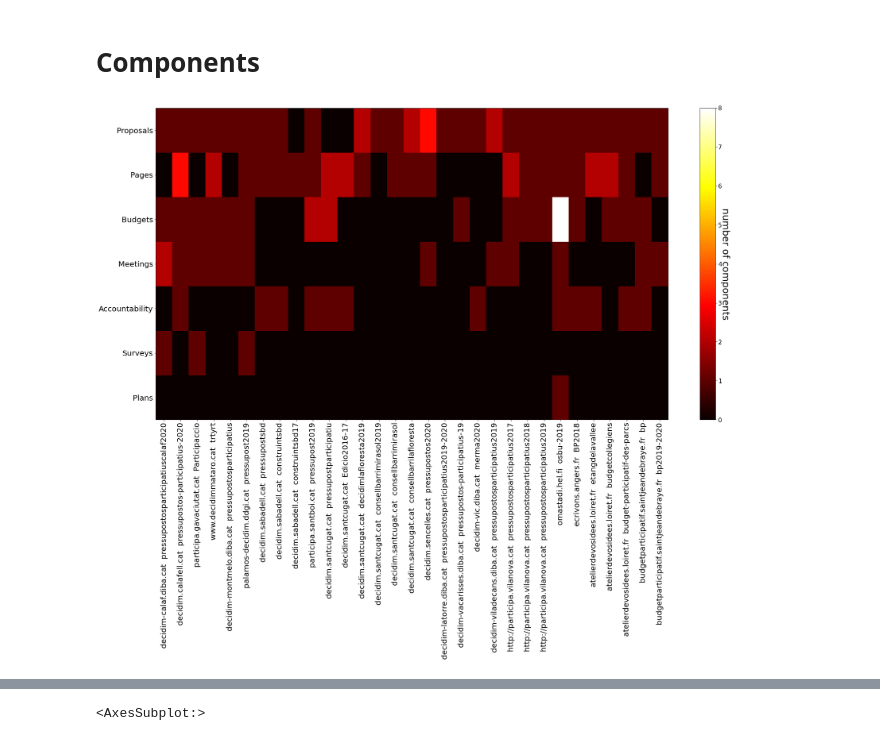
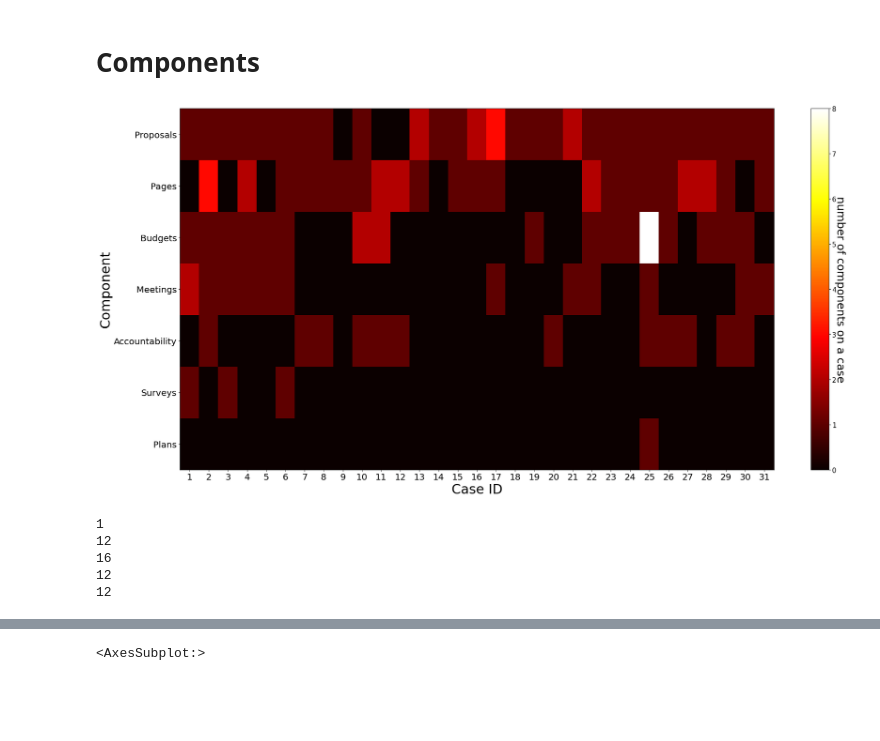
Before and after one commit to elaragon/decidimpb, a Jupyter notebook: components.ipynb, the cells around one changed output, grey strips where cells are left out. Cells and saved outputs as stored; diff of their text form; code cells hidden in the pictures; blank space fills up the shorter version.

Commit message:
numbered heatmap xaxis ticks

```diff
--- a/components.ipynb
+++ b/components.ipynb
@@ -47,35 +47,52 @@ for process in processes:
 
 
 with open('components/components.csv', mode='w') as component_file:
     component_writer = csv.writer(component_file, delimiter=',', quotechar='"', quoting=csv.QUOTE_MINIMAL)
     component_writer.writerow(['process']+decidim_components)
     for process in processes:
             try:
                 component_writer.writerow(
                     [process[0]] + [instances_components[(process[0],component)] for component in decidim_components])
             except:
                 pass
 
 
 df = pd.read_csv('components/components.csv', index_col=[0])
 df.index = df.index.str.replace('https://','')
 df.index = df.index.str.replace('/processes/','  ')
 fig, ax = plt.subplots()
 fig.patch.set_facecolor('white')
 heatmap = ax.pcolor(df.values.transpose(), cmap=plt.cm.hot)
 fig.set_size_inches(30, 15)
 ax.set_yticks(np.arange(len(decidim_components)) + 0.5, minor=False)
 ax.set_xticks(np.arange(len(df.index.values.tolist())) + 0.5, minor=False)
-ax.set_xticklabels(df.index.values.tolist())
+ax.set_xticklabels(range(1,len(df.index)+1))
 ax.set_yticklabels(decidim_components)
-plt.xticks(rotation=90)
+#plt.xticks(rotation=90)
 cbar = plt.colorbar(heatmap)
 for t in cbar.ax.get_yticklabels():
      t.set_fontsize(15)
-cbar.set_label('number of components', rotation=270, labelpad=20, fontsize=25)
+cbar.set_label('number of components on a case', rotation=270, labelpad=20, fontsize=25)
 for item in ([ax.title, ax.xaxis.label, ax.yaxis.label] + ax.get_xticklabels() + ax.get_yticklabels()):
         item.set_fontsize(20)
+
+ax.set_xlabel('Case ID')
+ax.xaxis.label.set_size(30)
+ax.set_ylabel('Component')
+ax.yaxis.label.set_size(30)
 plt.show()
-#fig.savefig('img/heatmap_lang_country.pdf', format='pdf')
+fig.savefig('img/heatmap.pdf', format='pdf')
 # %% [output]
-[figure, old version]
+[figure, new version]
+# %%
+print (len(df[(df.Proposals==0)&(df.Budgets>0)]))
+print (len(df[(df.Proposals>0)&(df.Budgets==0)]))
+print (len(df[(df.Proposals>0)&(df.Budgets>0)]))
+print (len(df[(df.Meetings>0)]))
+print (len(df[(df.Accountability>0)]))
+# %% [output]
+1
+12
+16
+12
+12
```
Also changed, not shown: parts of 6 cells of this notebook, 1 other file.
